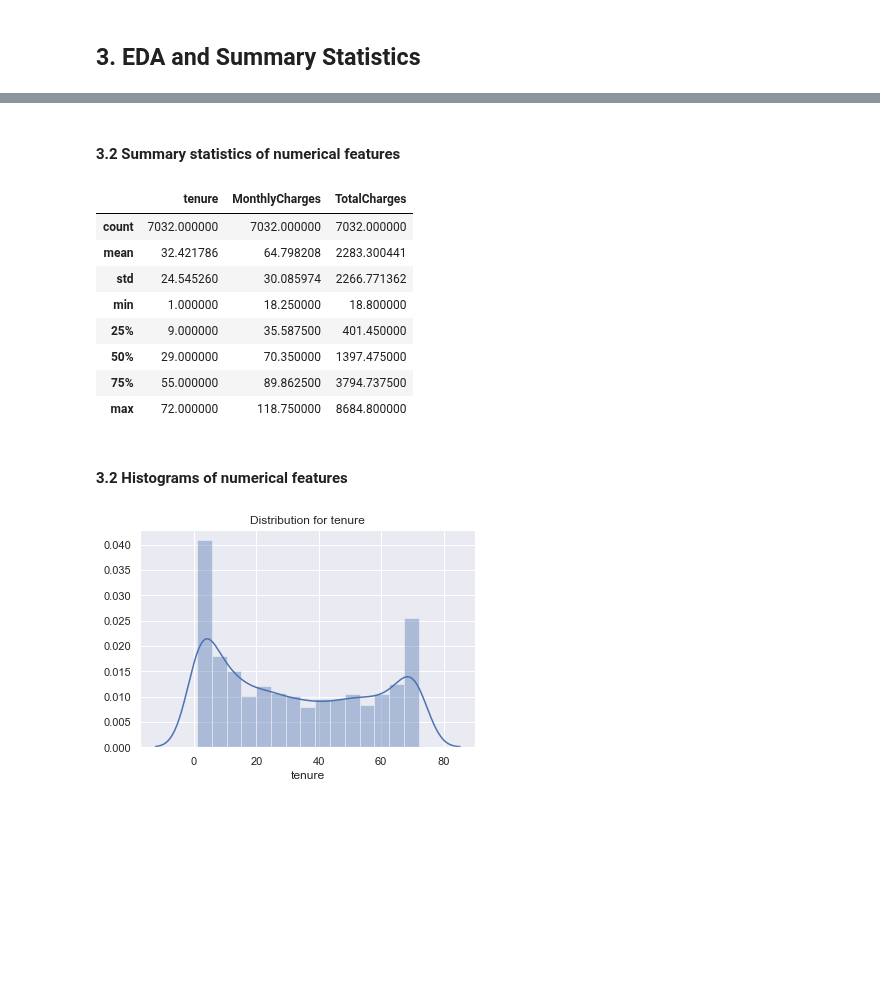
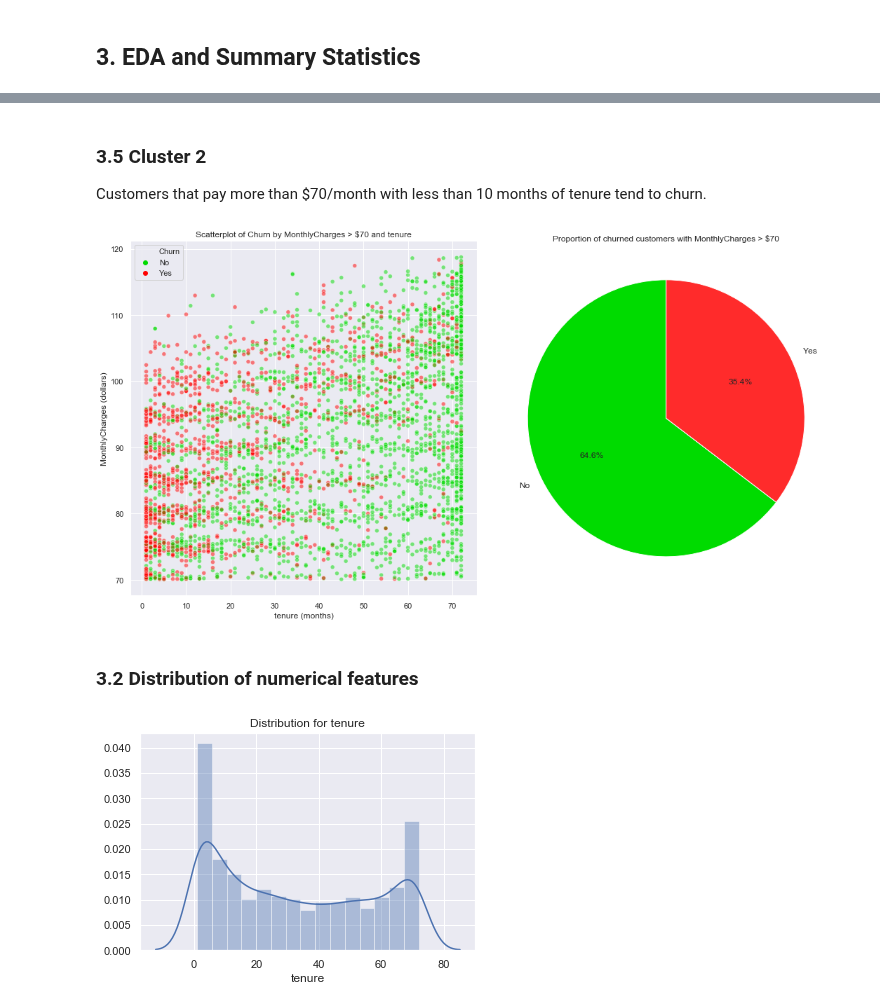
Before and after one commit to ayn28/Project-Portfolio, a Jupyter notebook: current-capstone-project/customer-churn/Customer_Churn.ipynb, the cells around one changed output, grey strips where cells are left out. Cells and saved outputs as stored; diff of their text form; code cells hidden in the pictures; blank space fills up the shorter version.

```diff
--- a/current-capstone-project/customer-churn/Customer_Churn.ipynb
+++ b/current-capstone-project/customer-churn/Customer_Churn.ipynb
@@ -262,20 +404,50 @@ plt.show()
+# %% [markdown]
+### 3.5 Cluster 2
+Customers that pay more than $70/month with less than 10 months of tenure tend to churn.
+# %%
+# Dataframe of MonthlyCharges > $70
+df_cluster2 = df[df.MonthlyCharges > 70]
+
+# Draw figure to render subsequent plots
+plt.figure(figsize=(15, 8));
+
+# Scatterplot of records with MonthlyCharges more than $70
+plt.subplot(121);
+sns.scatterplot(x='tenure', y='MonthlyCharges', hue='Churn', hue_order=['No', 'Yes'],
+                palette=[lightgreen, 'red'], alpha=0.50, data=df_cluster2);
+plt.xlabel('tenure (months)');
+plt.ylabel('MonthlyCharges (dollars)');
+plt.title('Scatterplot of Churn by MonthlyCharges > $70 and tenure');
+
+# Pie chart of records with MonthlyCharges more than $70
+plt.subplot(122);
+labels = ['No', 'Yes']
+colors = [lightgreen, red]
+df_HighMonthlyCharges = df_cluster2.groupby('Churn').size()
+
+# Draw pie chart
+patches2, texts2, autotexts2 = plt.pie(df_HighMonthlyCharges,
+                                    colors = colors,
+                                    labels=labels,
+                                    autopct='%1.1f%%',
+                                    startangle=90);
+
+# Increase font size for labels
+for text in texts2:
+    text.set_size(12)
+
+# Increase font size for percentages
+for autotext in autotexts2:
+    autotext.set_size(12)
+
+# Display plot
+plt.title('Proportion of churned customers with MonthlyCharges > $70');
+plt.tight_layout()
+plt.show()
+# %% [output]
+[figure, added]
 # %% [markdown]
-#### 3.2 Summary statistics of numerical features
+### 3.2 Distribution of numerical features
-# %%
-# View summary statistics on numerical data.
-df.describe()
-# %% [output]
-|  | tenure | MonthlyCharges | TotalCharges |
-| count | 7032.000000 | 7032.000000 | 7032.000000 |
-| mean | 32.421786 | 64.798208 | 2283.300441 |
-| std | 24.545260 | 30.085974 | 2266.771362 |
-| min | 1.000000 | 18.250000 | 18.800000 |
-| 25% | 9.000000 | 35.587500 | 401.450000 |
-| 50% | 29.000000 | 70.350000 | 1397.475000 |
-| 75% | 55.000000 | 89.862500 | 3794.737500 |
-| max | 72.000000 | 118.750000 | 8684.800000 |
-# %% [markdown]
-#### 3.2 Histograms of numerical features
 # %%
 num_cols = ['tenure', 'MonthlyCharges', 'TotalCharges']
 
```
Also changed, not shown: parts of 36 cells of this notebook.
